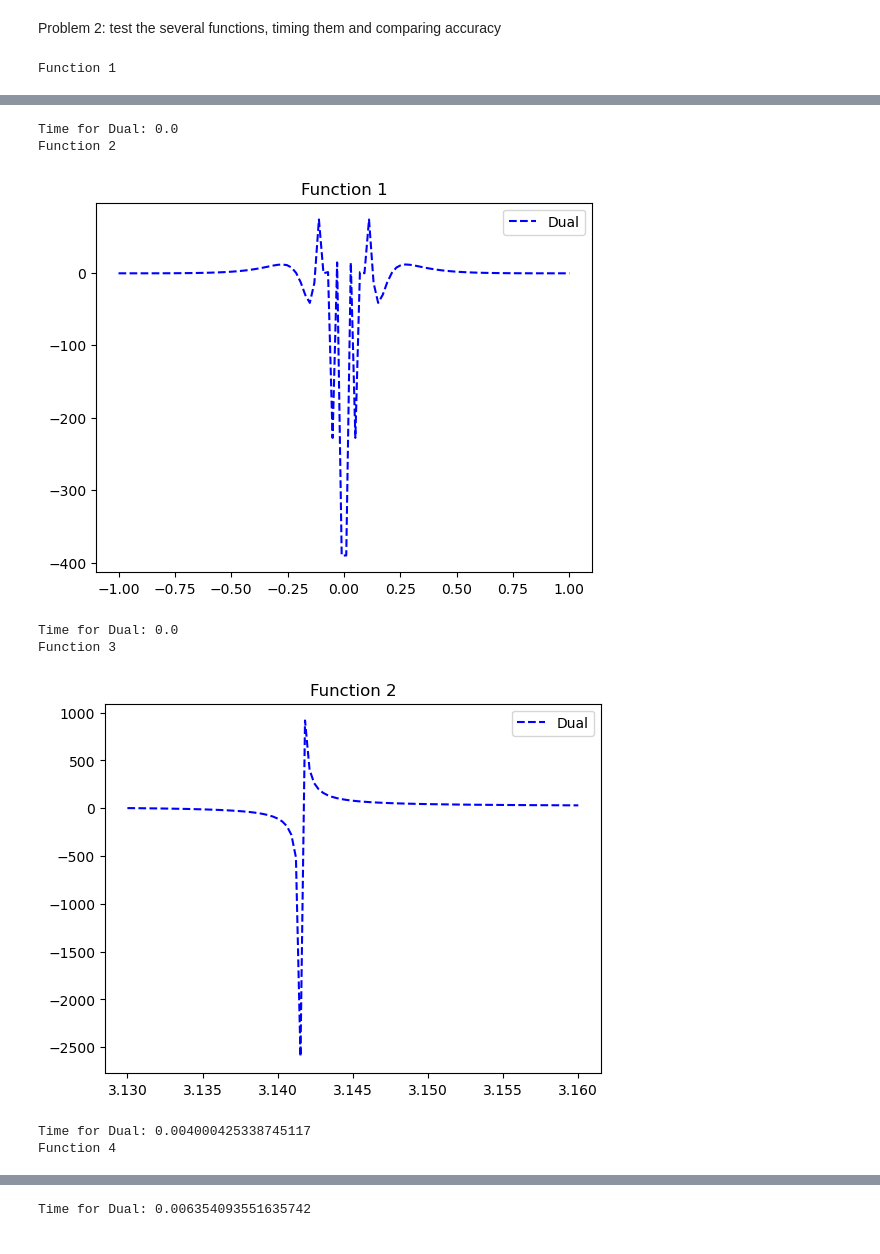
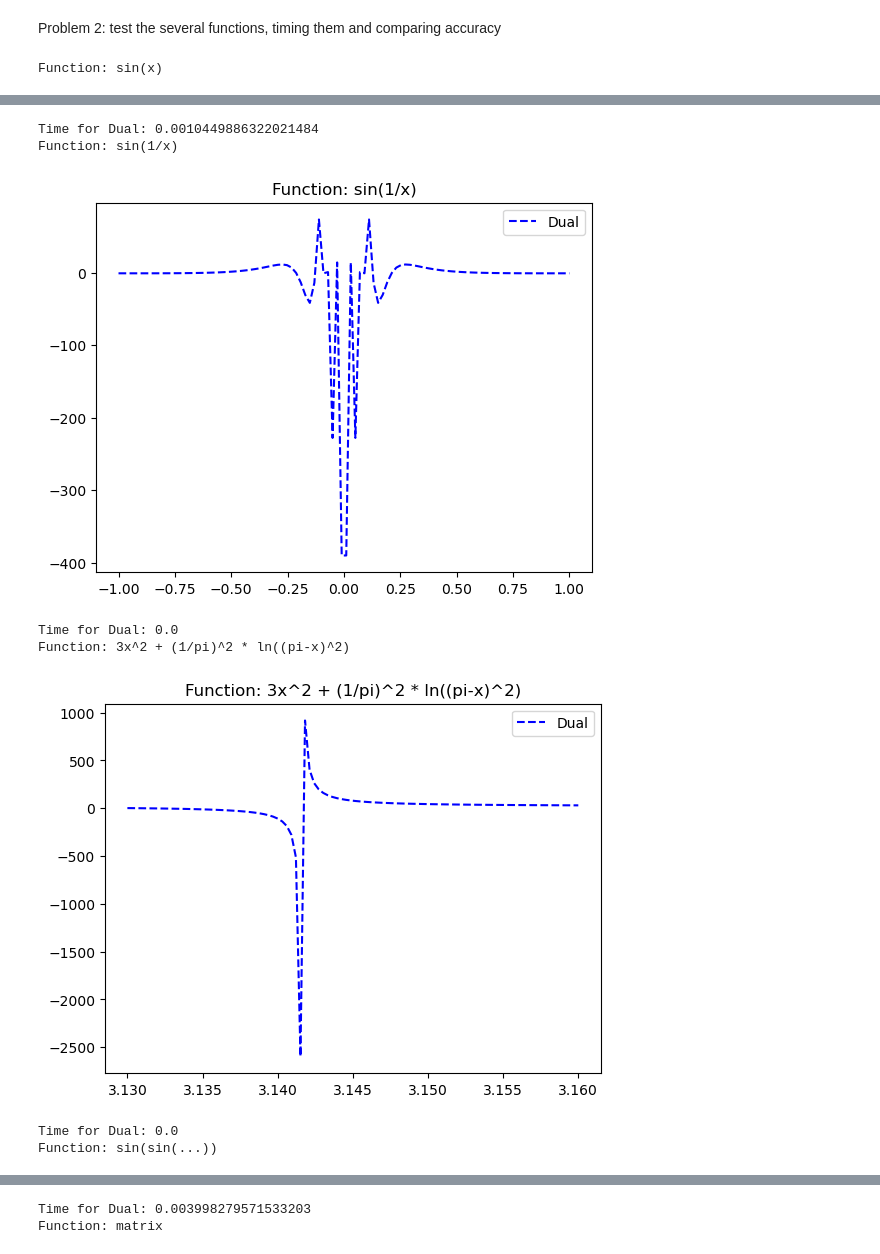
Before and after one commit to BeneathTheManWeFindHis-Nucleus/NumDerivatives-Group-, a Jupyter notebook: main.ipynb, the cells around one changed output, grey strips where cells are left out. Drawn from its saved outputs; the diff is of its cells as text; code cells hidden in the pictures.

Commit message:
apply dual and plot results, and print timing

```diff
--- a/main.ipynb
+++ b/main.ipynb
@@ -148,36 +148,58 @@ def f5_helper(x):
     A = np.array([[1, x], [2, x**2]])
     b = np.array([[1], [1]])
     y = np.linalg.solve(A, b)
-    return np.linalg.norm(y)
+    return 1 / np.linalg.norm(y)
+
+
+def alt_f5(x):
+    y1 = alt_f5_y1(x)
+    y2 = alt_f5_y2(x)
+    return 1 / np.sqrt(y1**2 + y2**2)
+
+
+def alt_f5_y1(x):
+    return (x - 1) / (x - 2)
+
+
+def alt_f5_y2(x):
+    return -1 / ((x - 2) * x)
 
 
 x5 = np.linspace(-3, 3, 100, endpoint=True)
 # %%
-methods = ["Dual"]  # add your method here when you implement it
-functions = [f1, f2, f3, f4, f5]
-x = [x1, x2, x3, x4, x5]
+methods = ["Dual"]
 import time
 from interface import derivative
 import matplotlib.pyplot as plt
 
-for i in range(len(functions)):
+for f, x, name in zip(
+    [f1, f2, f3, f4, f5],
+    [x1, x2, x3, x4, x5],
+    ["sin(x)", "sin(1/x)", "3x^2 + (1/pi)^2 * ln((pi-x)^2)", "sin(sin(...))", "matrix"],
+):
     times = []
     derivs = []
     for method in methods:
-        start = time.time()
-        temp = derivative(functions[i], x[i], method)
-        end = time.time()
-        derivs.append(temp)
-        times.append(end - start)
-    print(f"Function {i+1}")
+        if name == "matrix" and method == "Dual":
+            start = time.time()
+            deriv = derivative(alt_f5, x, method)
+            end = time.time()
+            times.append(end - start)
+            derivs.append(deriv)
+        else:
+            start = time.time()
+            deriv = derivative(f, x, method)
+            end = time.time()
+            times.append(end - start)
+            derivs.append(deriv)
+    print(f"Function: {name}")
     plt.figure()
-    plt.plot(x[i], derivs[0], "b--", label=methods[0])
+    plt.plot(x, derivs[0], "b--", label=methods[0])
+    plt.title(f"Function: {name}")
     plt.legend()
-    plt.title(f"Function {i}")
     plt.show()
+    print(f"Time for {methods[0]}: {times[0]}")
 
-    print(f"Time for {methods[0]}: {times[0]}")
-    # print(f"Time for {methods[1]}: {times[1]}")
-    # print(f"Time for {methods[2]}: {times[2]}")
+    print()
 # %% [output]
-Function 1
+Function: sin(x)
@@ -185,8 +207,8 @@ Function 1
-Time for Dual: 0.0
-Function 2
+Time for Dual: 0.0010449886322021484
+Function: sin(1/x)
-[figure, old version]
+[figure, new version]
 Time for Dual: 0.0
-Function 3
+Function: 3x^2 + (1/pi)^2 * ln((pi-x)^2)
-[figure, old version]
+[figure, new version]
-Time for Dual: 0.004000425338745117
-Function 4
+Time for Dual: 0.0
+Function: sin(sin(...))
@@ -194 +216,2 @@ Function 4
-Time for Dual: 0.006354093551635742
+Time for Dual: 0.003998279571533203
+Function: matrix
```
Also changed, not shown: parts of 1 cell of this notebook.
